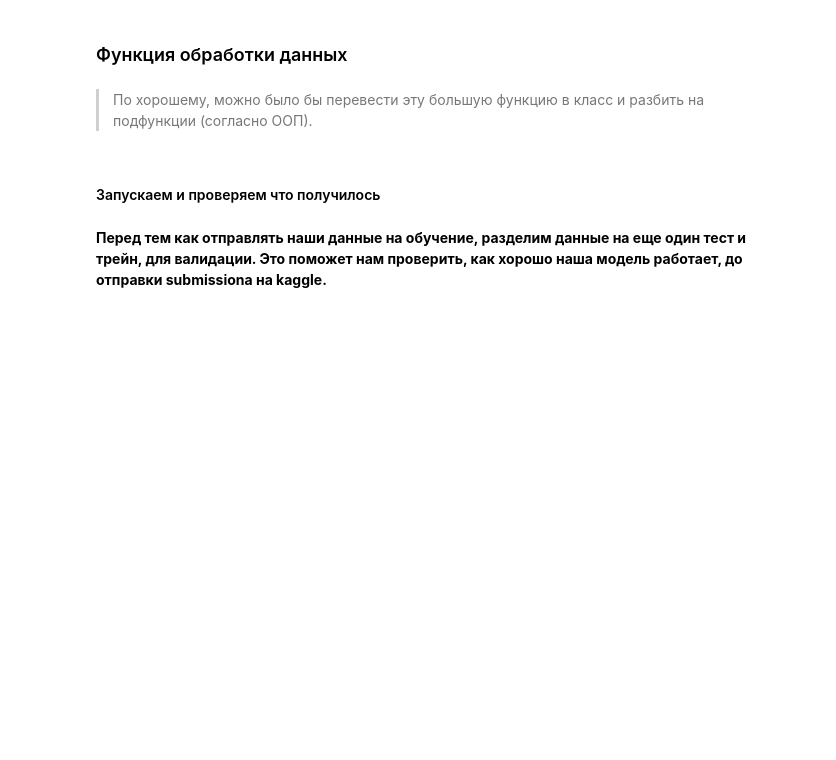
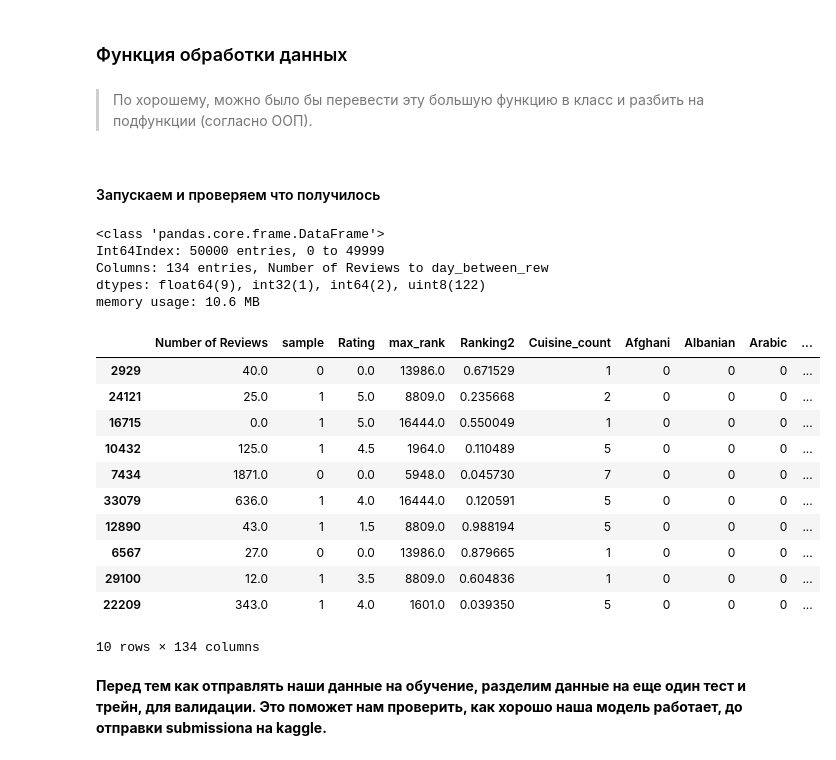
Before and after one commit to bnick78/SkillFactory, a Jupyter notebook: module_3/baseline-sf-tripadvisor-rating-v2-7-bnick78.ipynb, the cells around one changed output. Drawn from its saved outputs; the diff is of its cells as text; code cells hidden in the pictures; blank space fills up the shorter version.

```diff
--- a/module_3/baseline-sf-tripadvisor-rating-v2-7-bnick78.ipynb
+++ b/module_3/baseline-sf-tripadvisor-rating-v2-7-bnick78.ipynb
@@ -61,9 +61,9 @@ RANDOM_SEED = 42
 # %% [markdown]
 # DATA
 # %%
-DATA_DIR = '/kaggle/input/'
-df_train = pd.read_csv(DATA_DIR+'sf-dst-restaurant-rating/main_task.csv')
-df_test = pd.read_csv(DATA_DIR+'sf-dst-restaurant-rating/kaggle_task.csv')
-sample_submission = pd.read_csv(DATA_DIR+'sf-dst-restaurant-rating/sample_submission.csv')
+DATA_DIR = ''
+df_train = pd.read_csv(DATA_DIR+'main_task.csv')
+df_test = pd.read_csv(DATA_DIR+'kaggle_task.csv')
+sample_submission = pd.read_csv(DATA_DIR+'sample_submission.csv')
 # %%
 df_train.info()
@@ -310,7 +488,7 @@ def parse_reviews(rev):
 
 
 #подсчет плохих и хороших слов в отзывах
-def rew_words_count(words_series, review_series):
+def rew_words_count(words_series, review_series, count_column_name):
     word_arr=list(words_series)
     word_cnt_arr=[]
     for s1 in review_series:
@@ -321,5 +499,4 @@ def rew_words_count(words_series, review_series):
 
         word_cnt_arr.append(word_count)
 
-#     df_output[count_column_name]=word_cnt_arr
-    return word_cnt_arr
+    df_output[count_column_name]=word_cnt_arr
@@ -370,14 +531,6 @@ def preproc_data(df_input):
     city_max_rank.columns=['max_rank']
     df_output=df_output.merge(city_max_rank, how='left', on=['City'])
     df_output['Ranking2']=df_output['Ranking']/df_output['max_rank']
-
-
-    """Попытался отнормировать также на рейтинге, но это нечестно :-).... хотя MAE получилась 0.038 :-)"""
-#     city_max_rating_rank=df_output[['Ranking','City','Rating']].groupby(by=['City','Rating']).max()
-#     city_max_rating_rank.columns=['max_rating_rank']
-#     df_output=df_output.merge(city_max_rating_rank, how='left', on=['City','Rating'])
-#     df_output['Ranking_rat']=df_output['Ranking']/df_output['max_rating_rank']
-
     df_output.drop(['Ranking'], axis = 1, inplace=True)
     ##########
 
@@ -385,10 +538,22 @@ def preproc_data(df_input):
     ##########
     """Подсчитываем количество видов кухонь, которые есть в ресторане"""
     cousine_cnt=[]
+    cousine_parsed=[]
     for s1 in df_output['Cuisine Style']:
+        if pd.isna(s1): s1='[]'
         cousine_cnt.append(len(json.loads(str(s1).replace("'",'"'))))
+        cousine_parsed.append(json.loads(str(s1).replace(" ","").replace("'",'"')))
 
     df_output['Cuisine_count']=cousine_cnt   # Количество кухонь записываем в новый столбец
+    df_output['cousine_parsed']=cousine_parsed # Распарсенные названия
+    df_output2=pd.get_dummies(df_output['cousine_parsed'].apply(pd.Series).stack()).sum(level=0)
+
+    object_columns = [s for s in df_output2.columns if df_output2[s].sum() > 100]
+    df_output2.drop(object_columns, axis = 1, inplace=True)
+    df_output.drop(['Cuisine Style'], axis = 1, inplace=True)
+
+    df_output=df_output.join(df_output2)
+
     ##########
 
 
@@ -396,7 +561,7 @@ def preproc_data(df_input):
     """Указываем, является ресторан сетевым или отдельным"""
     rest_franshiza=df_output['Restaurant_id'].value_counts()[df_output['Restaurant_id'].value_counts()>1]
     df_output['set_rest']=df_output['Restaurant_id'].isin(rest_franshiza.index).apply(lambda x: 1 if x==True else 0)
-
+    df_output = pd.get_dummies(df_output, columns=[ 'set_rest'])
 
     """Проставляем вместо диапазона цен числовые аналоги и заполняем пустые значения средним значением по городу внутри рейтинга"""
     data['Price Range_isNAN'] = pd.isna(data['Price Range']).astype('uint8')
@@ -452,8 +617,8 @@ def preproc_data(df_input):
 
 
     # вычисляем количества плохих и хороших слов (долго выполняется)
-    df_output['good_word_cnt']=rew_words_count(df_positive['positive_words'],df_output['reviews_txt'])
-    df_output['bad_word_cnt']=rew_words_count(df_negative['negative_words'],df_output['reviews_txt'])
+    rew_words_count(df_positive['positive_words'],df_output['reviews_txt'],'good_word_cnt')
+    rew_words_count(df_negative['negative_words'],df_output['reviews_txt'],'bad_word_cnt')
 
     # вычисляем дату последнего отзыва и количество дней между отзывами
     df_output['lastReviewDate'] = df_output['Reviews'].apply(lambda x: parse_reviews(x)['reviews_dt'] if not pd.isna(x) else {})
@@ -470,18 +635,39 @@ def preproc_data(df_input):
     object_columns = [s for s in df_output.columns if df_output[s].dtypes == 'object']
     df_output.drop(object_columns, axis = 1, inplace=True)
 
+#     df_output.join(df_output2)
+
     return df_output
 # %% [markdown]
 >По хорошему, можно было бы перевести эту большую функцию в класс и разбить на подфункции (согласно ООП).
 # %% [markdown]
 #### Запускаем и проверяем что получилось
 # %%
+
 df_preproc = preproc_data(data)
-df_preproc.sample(10)
+
 df_preproc.info()
+# %% [output]
+<class 'pandas.core.frame.DataFrame'>
+Int64Index: 50000 entries, 0 to 49999
+Columns: 134 entries, Number of Reviews to day_between_rew
+dtypes: float64(9), int32(1), int64(2), uint8(122)
+memory usage: 10.6 MB
 # %%
-df_preproc.info()
 df_preproc.sample(10)
+# %% [output]
+|  | Number of Reviews | sample | Rating | max_rank | Ranking2 | Cuisine_count | Afghani | Albanian | Arabic | ... |
+| 2929 | 40.0 | 0 | 0.0 | 13986.0 | 0.671529 | 1 | 0 | 0 | 0 | ... |
+| 24121 | 25.0 | 1 | 5.0 | 8809.0 | 0.235668 | 2 | 0 | 0 | 0 | ... |
+| 16715 | 0.0 | 1 | 5.0 | 16444.0 | 0.550049 | 1 | 0 | 0 | 0 | ... |
+| 10432 | 125.0 | 1 | 4.5 | 1964.0 | 0.110489 | 5 | 0 | 0 | 0 | ... |
+| 7434 | 1871.0 | 0 | 0.0 | 5948.0 | 0.045730 | 7 | 0 | 0 | 0 | ... |
+| 33079 | 636.0 | 1 | 4.0 | 16444.0 | 0.120591 | 5 | 0 | 0 | 0 | ... |
+| 12890 | 43.0 | 1 | 1.5 | 8809.0 | 0.988194 | 5 | 0 | 0 | 0 | ... |
+| 6567 | 27.0 | 0 | 0.0 | 13986.0 | 0.879665 | 1 | 0 | 0 | 0 | ... |
+| 29100 | 12.0 | 1 | 3.5 | 8809.0 | 0.604836 | 1 | 0 | 0 | 0 | ... |
+| 22209 | 343.0 | 1 | 4.0 | 1601.0 | 0.039350 | 5 | 0 | 0 | 0 | ... |
+10 rows × 134 columns
 # %%
 # Теперь выделим тестовую часть
 train_data = df_preproc.query('sample == 1').drop(['sample'], axis=1)
```
Also changed, not shown: parts of 37 cells of this notebook, 3 other files.
